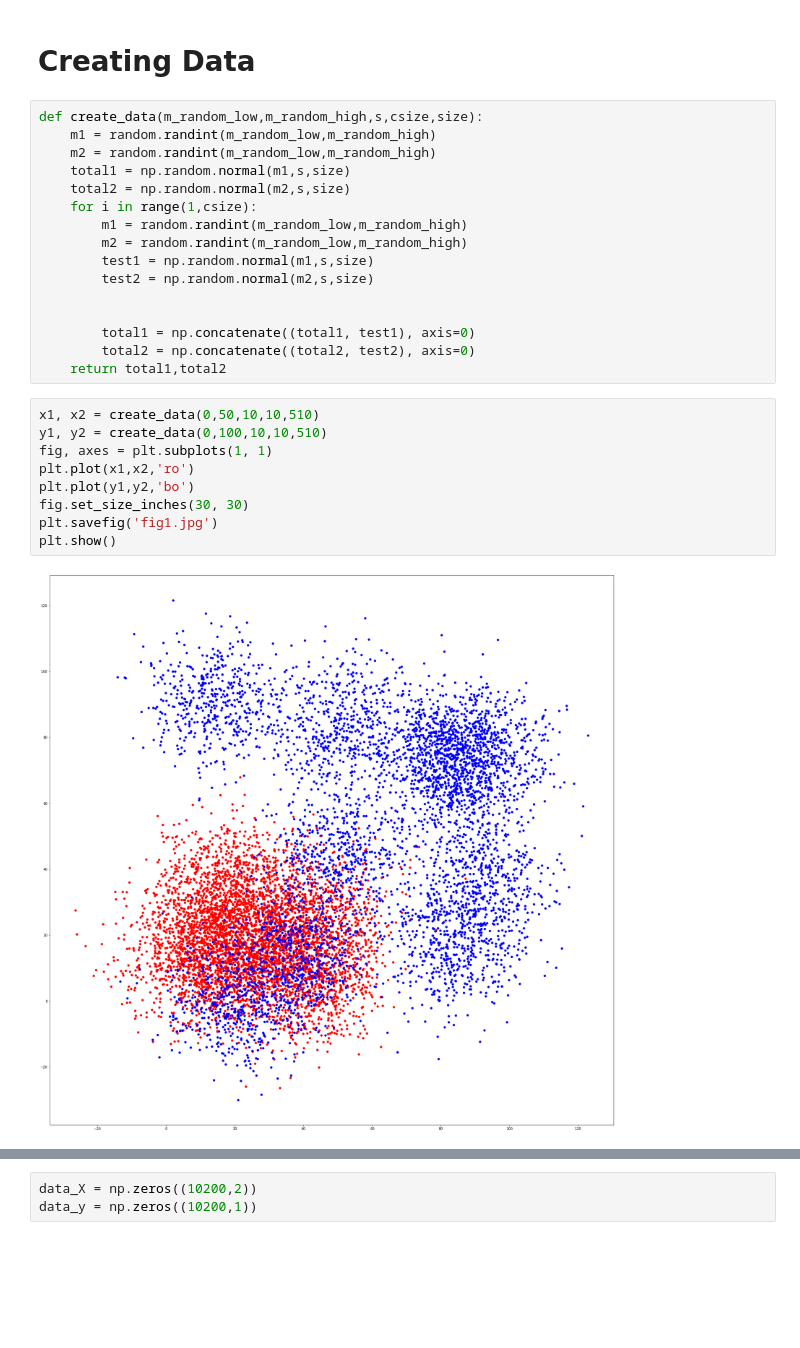
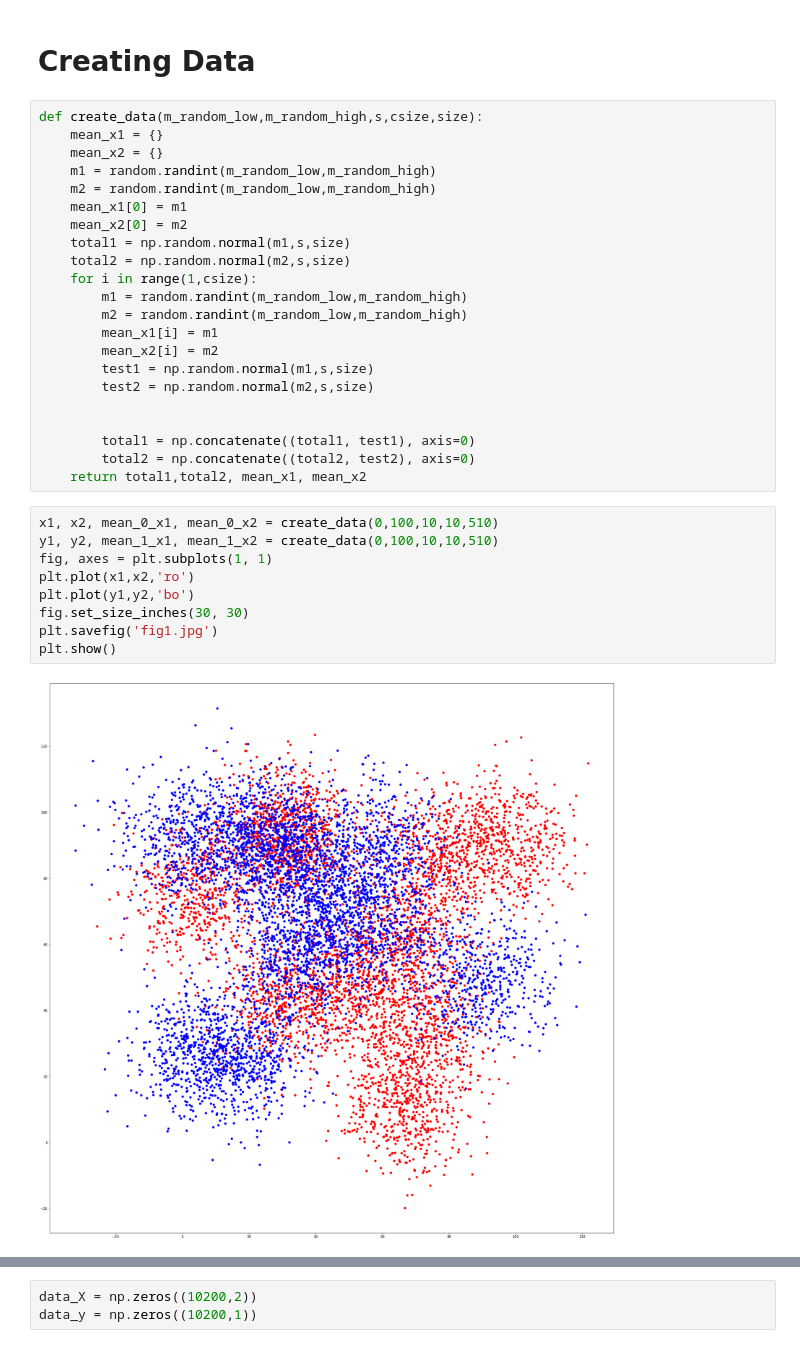
Before and after one commit to tarik0219/CS_PSL, a Jupyter notebook: Assignment_1/test_gaussian_distribution.ipynb, the cells around one changed output, grey strips where cells are left out. Drawn from its saved outputs; the diff is of its cells as text; blank space fills up the shorter version.

```diff
--- a/Assignment_1/test_gaussian_distribution.ipynb
+++ b/Assignment_1/test_gaussian_distribution.ipynb
@@ -33,28 +33,34 @@ plt.show()
 # Creating Data
 # %%
 def create_data(m_random_low,m_random_high,s,csize,size):
+    mean_x1 = {}
+    mean_x2 = {}
     m1 = random.randint(m_random_low,m_random_high)
     m2 = random.randint(m_random_low,m_random_high)
+    mean_x1[0] = m1
+    mean_x2[0] = m2
     total1 = np.random.normal(m1,s,size)
     total2 = np.random.normal(m2,s,size)
     for i in range(1,csize):
         m1 = random.randint(m_random_low,m_random_high)
         m2 = random.randint(m_random_low,m_random_high)
+        mean_x1[i] = m1
+        mean_x2[i] = m2
         test1 = np.random.normal(m1,s,size)
         test2 = np.random.normal(m2,s,size)
 
 
         total1 = np.concatenate((total1, test1), axis=0)
         total2 = np.concatenate((total2, test2), axis=0)
-    return total1,total2
+    return total1,total2, mean_x1, mean_x2
 # %%
-x1, x2 = create_data(0,50,10,10,510)
-y1, y2 = create_data(0,100,10,10,510)
+x1, x2, mean_0_x1, mean_0_x2 = create_data(0,100,10,10,510)
+y1, y2, mean_1_x1, mean_1_x2 = create_data(0,100,10,10,510)
 fig, axes = plt.subplots(1, 1)
 plt.plot(x1,x2,'ro')
 plt.plot(y1,y2,'bo')
 fig.set_size_inches(30, 30)
 plt.savefig('fig1.jpg')
 plt.show()
 # %% [output]
-[figure, old version]
+[figure, new version]
```
Also changed, not shown: parts of 26 cells of this notebook, 1 other file.
